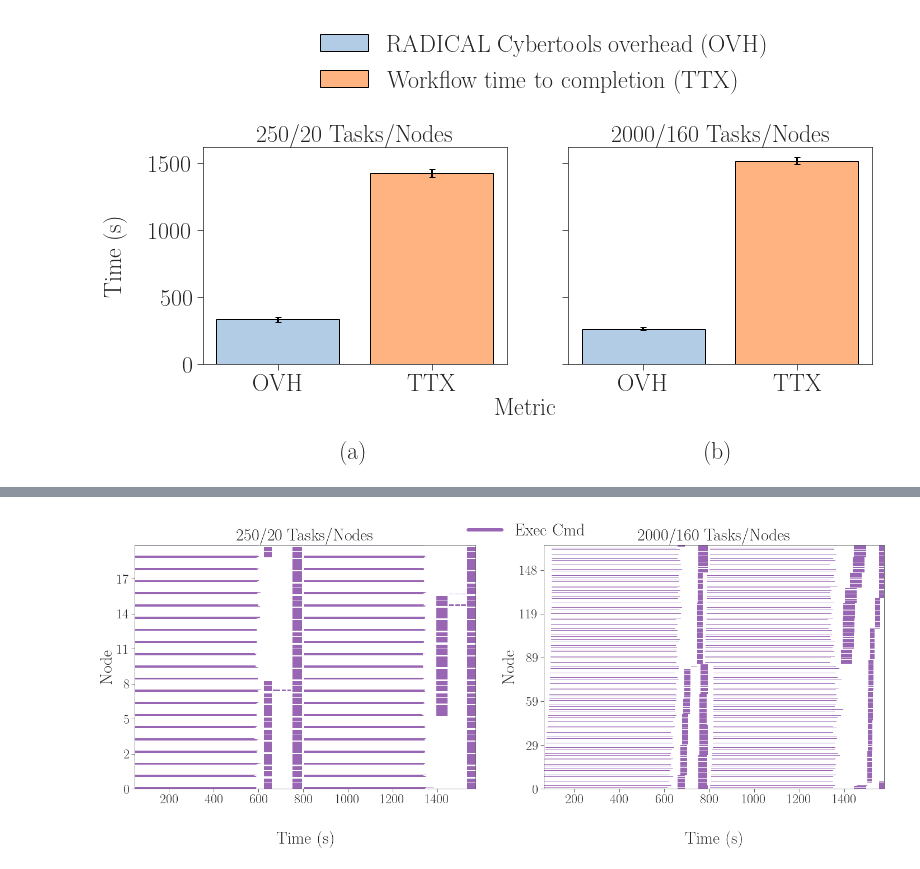
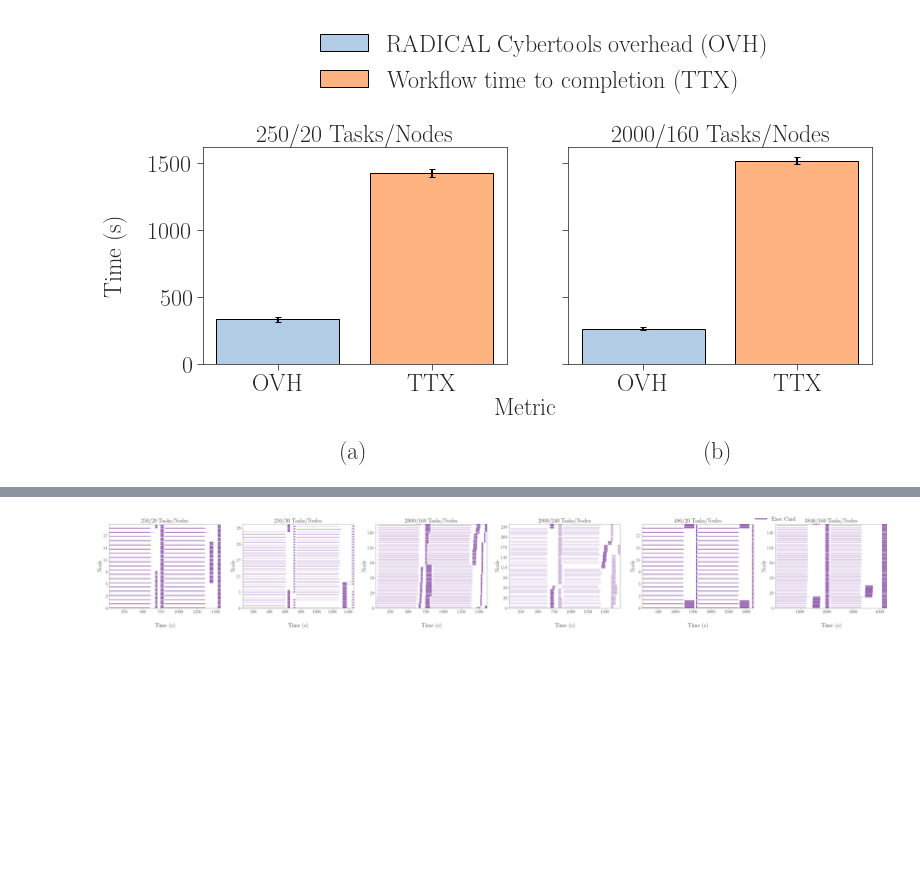
Before and after one commit to radical-experiments/deepdriveMD, a Jupyter notebook: analysis/paper_12122020.ipynb, the cells around one changed output, grey strips where cells are left out. Cells and saved outputs as stored; diff of their text form; code cells hidden in the pictures; blank space fills up the shorter version.

```diff
--- a/analysis/paper_12122020.ipynb
+++ b/analysis/paper_12122020.ipynb
@@ -47,6 +71,7 @@ for sid in suds:
 for sid in suds:
     ss[sid].update({'sid'     : ss[sid]['s'].uid,
                     'pid'     : ss[sid]['p'].list('uid'),
+                    'expid'   : sexpids[sid],
                     'npilot'  : len(ss[sid]['p'].get()),
                     'lm'      : ss[sid]['s'].get(etype='pilot')[0].cfg['agent_launch_method'],
                     'npact'   : len(ss[sid]['p'].timestamps(state='PMGR_ACTIVE')),
@@ -63,6 +88,7 @@ for sid in suds:
 info = []
 for sid in suds:
     info.append({'session'  : sid,
+                 'exp_id'   : sexpids[sid],
                  'resource' : ss[sid]['pres'],
                  'pilot_lm' : ss[sid]['lm'],
                  'pilots'   : ss[sid]['npilot'],
@@ -248,10 +313,19 @@ fig.legend(['RADICAL Cybertools overhead (OVH)', 'Workflow time to completion (T
 # Overheads ExperimentS: PCL-1; PCL-3
 # %%
 skip = [
-        're.session.login2.iyakushin.018593.0000',  # PF   20   nodes  Summit
-        're.session.login2.iyakushin.018598.0002',  # PF   92   nodes  Summit
-        're.session.lassen708.lee1078.018606.0011'  # PLC  160  nodes  Lassen
-       ]
+        're.session.lassen708.lee1078.018635.0004',   # PLC-2
+        're.session.lassen709.lee1078.018640.0000',   # PLC-2
+        're.session.lassen709.lee1078.018638.0001',   # PLC-2
+        're.session.lassen708.lee1078.018606.0011',   # PLC-4
+        're.session.lassen709.lee1078.018638.0002',   # PLC-4
+        're.session.lassen709.lee1078.018640.0002',   # PLC-4
+        're.session.login1.hrlee.018638.0001',        # PLC-6
+        're.session.login1.hrlee.018638.0002',        # PLC-6
+        're.session.login1.hrlee.018638.0003',        # PLC-6
+        're.session.login1.hrlee.018638.0010',        # PLC-7
+        're.session.login1.hrlee.018638.0011',        # PLC-7
+        're.session.login1.hrlee.018638.0012',        # PLC-7
+]
 nnodes = {}
 
 for s in ss:
@@ -468,16 +623,28 @@ for session in sobjs.sessions:
 def update_ticks(x, pos):
     return int(x/168)
 # %%
-skip = ['re.session.login5.hrlee.018606.0000',
-        're.session.login1.hrlee.018610.0002',
-        're.session.login1.hrlee.018610.0003',
-        're.session.login1.hrlee.018610.0005',
-        're.session.login2.hrlee.018610.0008',
-        're.session.login2.hrlee.018610.0007',
-        're.session.login2.iyakushin.018593.0000', # borken, missing events
-        're.session.login2.iyakushin.018598.0002', # borken, missing events
-        're.session.lassen708.lee1078.018606.0011' # borken, missing events
-       ]
+skip = [
+        're.session.login2.hrlee.018599.0001',        # PLC-1
+        're.session.login5.hrlee.018606.0000',        # PLC-1
+        're.session.login1.hrlee.018610.0002',        # PLC-1
+        're.session.login1.hrlee.018610.0003',        # PLC-1
+#       're.session.login1.hrlee.018610.0005',        # PLC-1
+        're.session.lassen708.lee1078.018635.0004',   # PLC-2
+#       're.session.lassen709.lee1078.018638.0001',   # PLC-2
+        're.session.lassen709.lee1078.018640.0000',   # PLC-2
+        're.session.login2.hrlee.018602.0014',        # PLC-3
+#       're.session.login2.hrlee.018610.0007',        # PLC-3
+        're.session.login2.hrlee.018610.0008',        # PLC-3
+        're.session.lassen708.lee1078.018606.0011',   # PLC-4
+#       're.session.lassen709.lee1078.018638.0002',   # PLC-4
+        're.session.lassen709.lee1078.018640.0002',   # PLC-4
+        're.session.login1.hrlee.018638.0001',        # PLC-6
+#       're.session.login1.hrlee.018638.0002',        # PLC-6
+        're.session.login1.hrlee.018638.0003',        # PLC-6
+        're.session.login1.hrlee.018638.0010',        # PLC-7
+#       're.session.login1.hrlee.018638.0011',        # PLC-7
+        're.session.login1.hrlee.018638.0012',        # PLC-7
+]
 nsids = len(suds) - len(skip)
 
 fwidth = 12*nsids
@@ -543,32 +710,32 @@ for sid in suds:
 
                     x_min = min(x_min, orig_x)
                     y_min = min(y_min, orig_y)
                     x_max = max(x_max, orig_x + width)
                     y_max = max(y_max, orig_y + height)
 
                     patch = mpl.patches.Rectangle((orig_x, orig_y),
                                                   width, height,
                                                   facecolor=color,
                                                   edgecolor='black',
                                                   fill=True, lw=0.0)
                     ax.add_patch(patch)
 
     ax.set_xlim([x_min, x_max])
     ax.set_ylim([y_min, y_max])
 
     ax.set_xlabel('Time (s)', fontsize=30)
     ax.set_ylabel('Node', fontsize=30)
 
     ax.yaxis.set_major_formatter(mticker.FuncFormatter(update_ticks))
 
     i = i+1
     j = chr(ord(j) + 1)
 
 # Add legend
 ax.legend(legend, [m[0] for m in metrics_default], loc='upper center',
-          fontsize=30, ncol=4, bbox_to_anchor=(-0.05, 1.15))
+          fontsize=30, ncol=4, bbox_to_anchor=( 0.00, 1.15))
 
 plt.savefig('figures/paper_12122020_ru.pdf', dpi=300, bbox_inches='tight')
 plt.savefig('figures/paper_12122020_ru.png', dpi=300, bbox_inches='tight')
 # %% [output]
-[figure, old version]
+[figure, new version]
```
Also changed, not shown: parts of 20 cells of this notebook, 10 other files.
